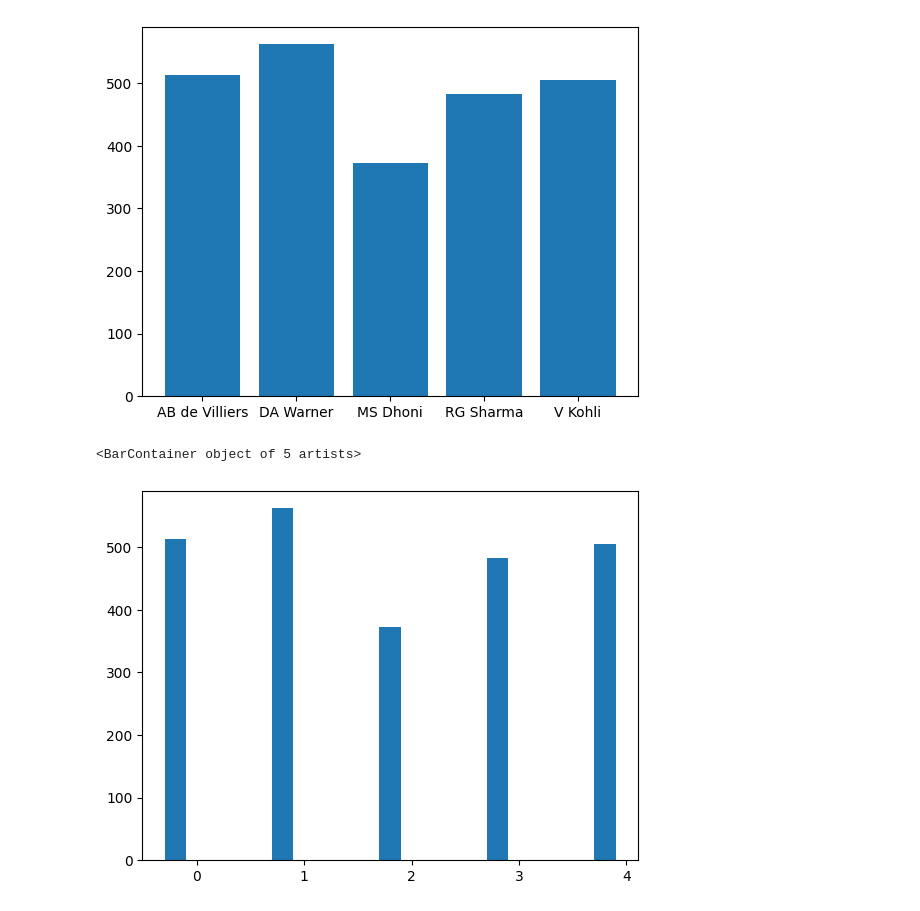
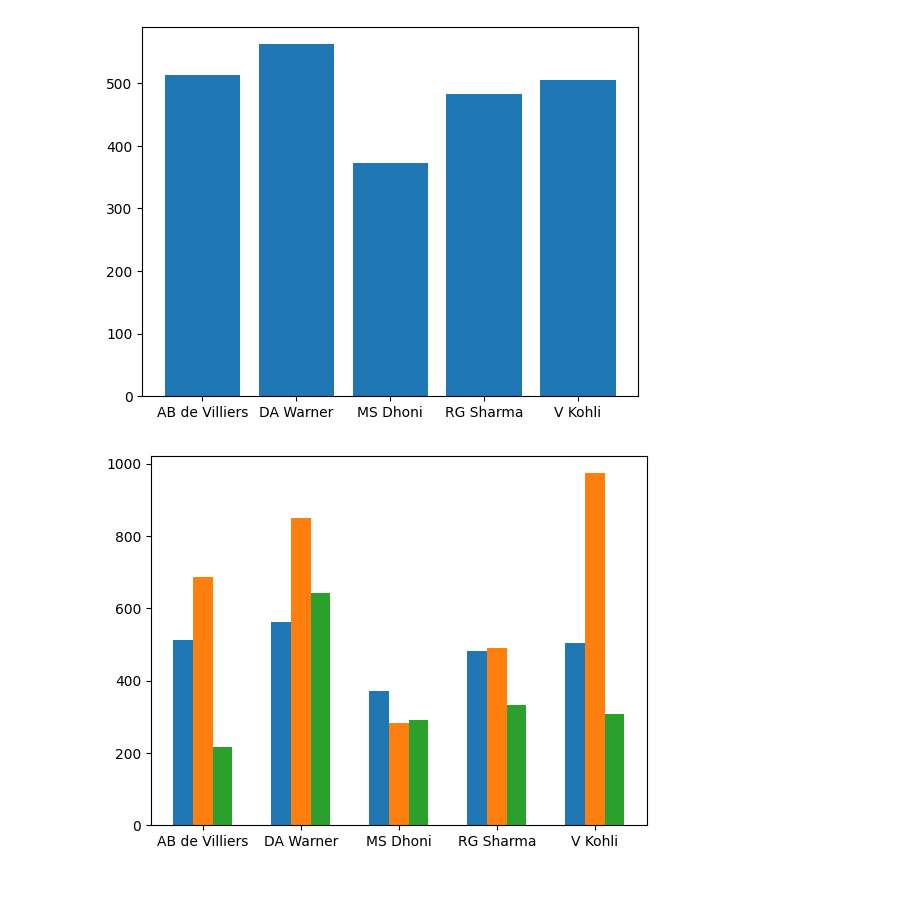
Before and after one commit to simran-aug15/Matplotlib, a Jupyter notebook: Bar_chart.ipynb, the cells around one changed output. Saved outputs shown, nothing was run; the diff lists cells and outputs as text; code cells hidden in the pictures.

```diff
--- a/Bar_chart.ipynb
+++ b/Bar_chart.ipynb
@@ -39,7 +39,10 @@ plt.bar(df['batsman'],df['2015'])
 # %%
 # Now if you want to print runs of 2015,2016,2017,using same code you can do it but they will overlap among each other ,
 # but we donot want that ,so we use this next code instead for better understanding
 plt.bar(np.arange(df.shape[0])-0.2,df['2015'],width=0.2)
+plt.bar(np.arange(df.shape[0]),df['2016'],width=0.2)
+plt.bar(np.arange(df.shape[0])+0.2,df['2017'],width=0.2)
+plt.xticks(np.arange(df.shape[0]),df['batsman'])
+plt.show()
 # %% [output]
-<BarContainer object of 5 artists>
-[figure, old version]
+[figure, new version]
```
